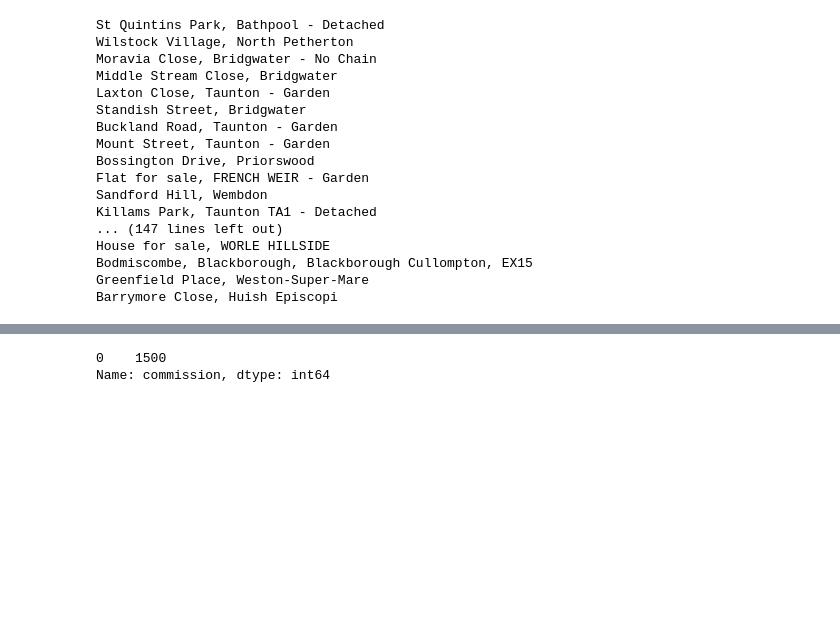
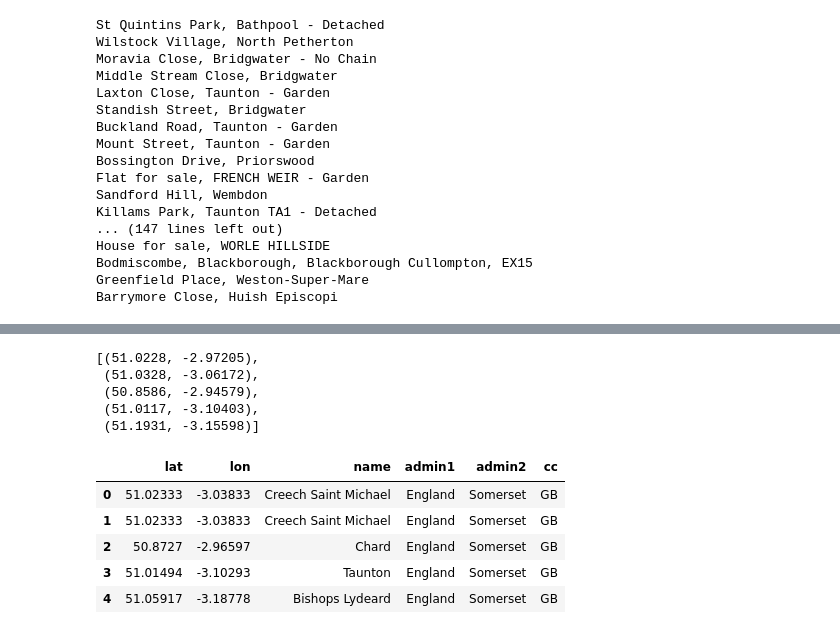
Before and after one commit to green-fox-academy/Yuan-EPAM, a Jupyter notebook: week-07/API/nestoria_api.ipynb, the cells around one changed output, grey strips where cells are left out. Saved outputs shown, nothing was run; the diff lists cells and outputs as text; code cells hidden in the pictures; blank space fills up the shorter version.

```diff
--- a/week-07/API/nestoria_api.ipynb
+++ b/week-07/API/nestoria_api.ipynb
@@ -277,0 +275,2 @@ e
+# %%
+df_test['title_len'] = df_test['title'].str.split(',').map(lambda x : len(x))
@@ -332,5 +344,27 @@ df_test.sort_values(by='updated_in_days', ascending= False).head(2)
-# %%
-df_test['commission'].value_counts()
-# %% [output]
-0    1500
-Name: commission, dtype: int64
+# %%
+df_test['lat_long'] = list(zip(df_test['latitude'], df_test['longitude']))
+# %%
+df_test['lat_long'][:5].tolist()
+# %% [output]
+[(51.0228, -2.97205),
+ (51.0328, -3.06172),
+ (50.8586, -2.94579),
+ (51.0117, -3.10403),
+ (51.1931, -3.15598)]
+# %%
+test_lat_long = [51.022800	-2.972050]
+test_lat_long1 = {'latitude' : 51.022800, 'longitutde' : -2.972050}
+
+# coordinates = (51.022800,-2.972050)
+rg_result = rg.search(df_test['lat_long'].tolist())
+# %%
+df_geo = json_normalize(rg_result)
+# %%
+df_geo.head()
+# %% [output]
+|  | lat | lon | name | admin1 | admin2 | cc |
+| 0 | 51.02333 | -3.03833 | Creech Saint Michael | England | Somerset | GB |
+| 1 | 51.02333 | -3.03833 | Creech Saint Michael | England | Somerset | GB |
+| 2 | 50.8727 | -2.96597 | Chard | England | Somerset | GB |
+| 3 | 51.01494 | -3.10293 | Taunton | England | Somerset | GB |
+| 4 | 51.05917 | -3.18778 | Bishops Lydeard | England | Somerset | GB |
```
Also changed, not shown: parts of 14 cells of this notebook, 16 other files.
